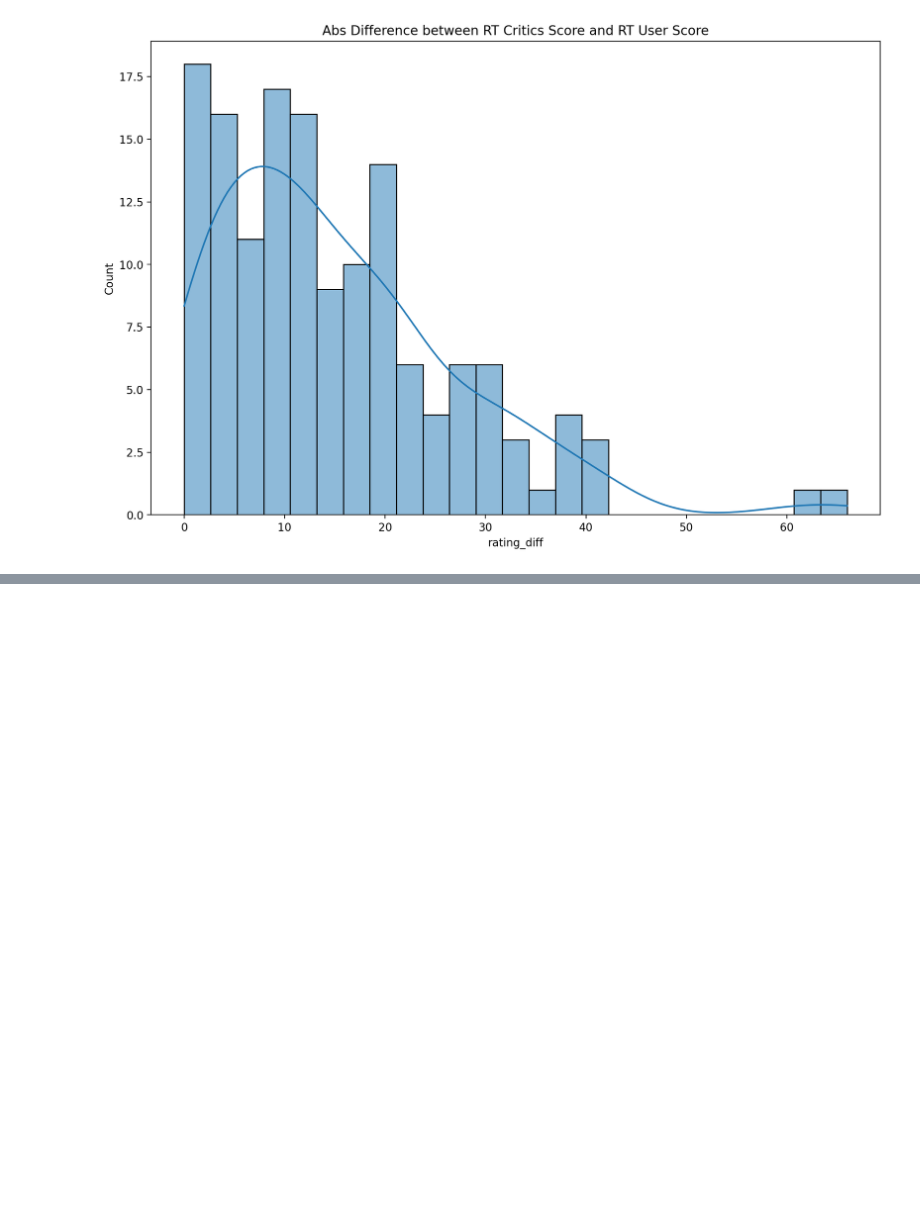
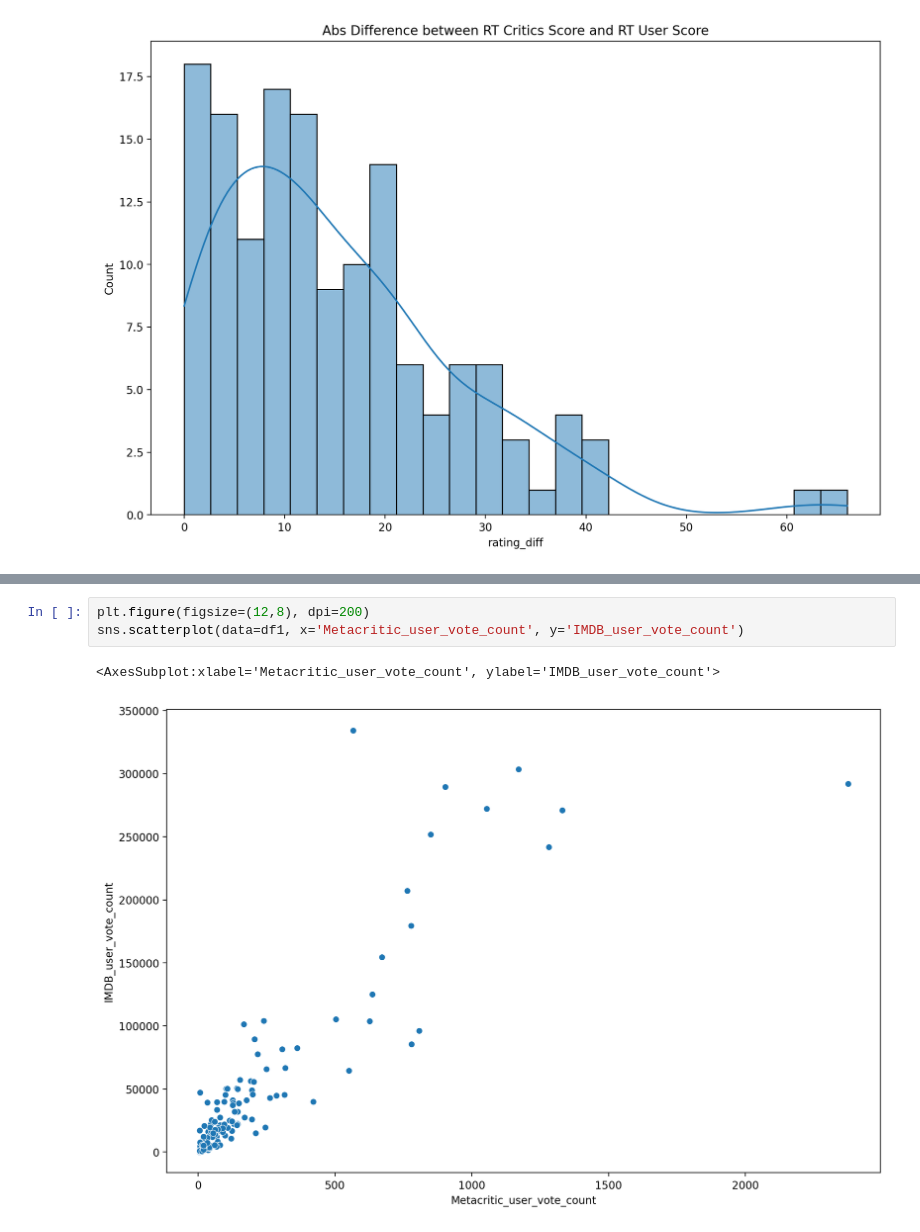
Before and after one commit to NabeelGhazali/Data-Analysis-Projects, a Jupyter notebook: Data Analysis on Fake Movie Ratings/Data Analysis on Movie Ratings.ipynb, the cells around one changed output, grey strips where cells are left out. Cells and saved outputs as stored; diff of their text form; blank space fills up the shorter version.

```diff
--- a/Data Analysis on Fake Movie Ratings/Data Analysis on Movie Ratings.ipynb
+++ b/Data Analysis on Fake Movie Ratings/Data Analysis on Movie Ratings.ipynb
@@ -316,0 +308,6 @@ Text(0.5, 1.0, 'Abs Difference between RT Critics Score and RT User Score')
+# %%
+plt.figure(figsize=(12,8), dpi=200)
+sns.scatterplot(data=df1, x='Metacritic_user_vote_count', y='IMDB_user_vote_count')
+# %% [output]
+<AxesSubplot:xlabel='Metacritic_user_vote_count', ylabel='IMDB_user_vote_count'>
+[figure, added]
```
Also changed, not shown: parts of 17 cells of this notebook.
